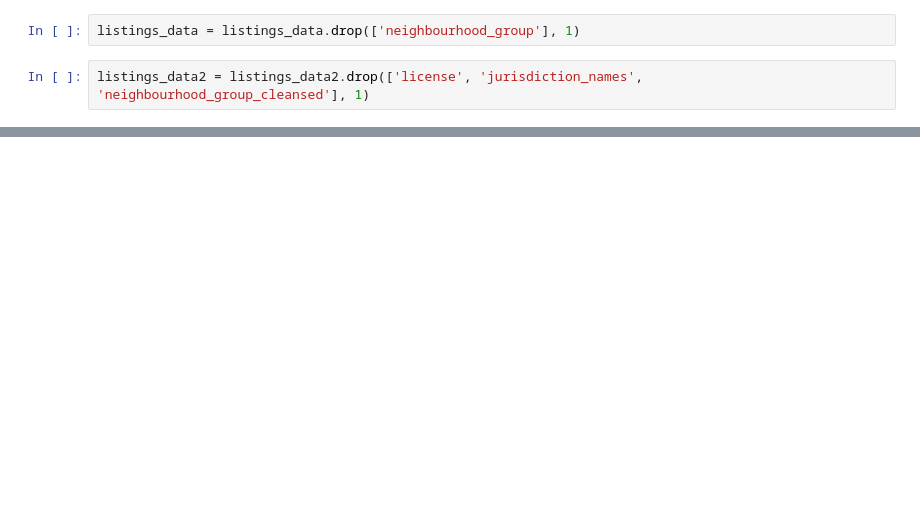
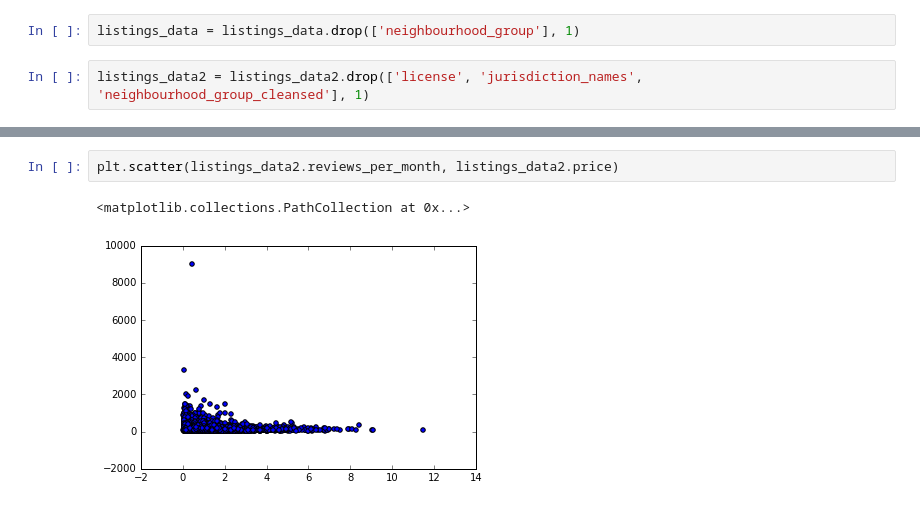
Before and after one commit to apguerrera/airbnb, a Jupyter notebook: airbnb-project-adrian.ipynb, the cells around one changed output, grey strips where cells are left out. Drawn from its saved outputs; the diff is of its cells as text; blank space fills up the shorter version.

```diff
--- a/airbnb-project-adrian.ipynb
+++ b/airbnb-project-adrian.ipynb
@@ -89,0 +119,5 @@ OLS Regression Results
+# %%
+plt.scatter(listings_data2.reviews_per_month, listings_data2.price)
+# %% [output]
+<matplotlib.collections.PathCollection at 0x...>
+[figure, added]
```
Also changed, not shown: parts of 12 cells of this notebook.
